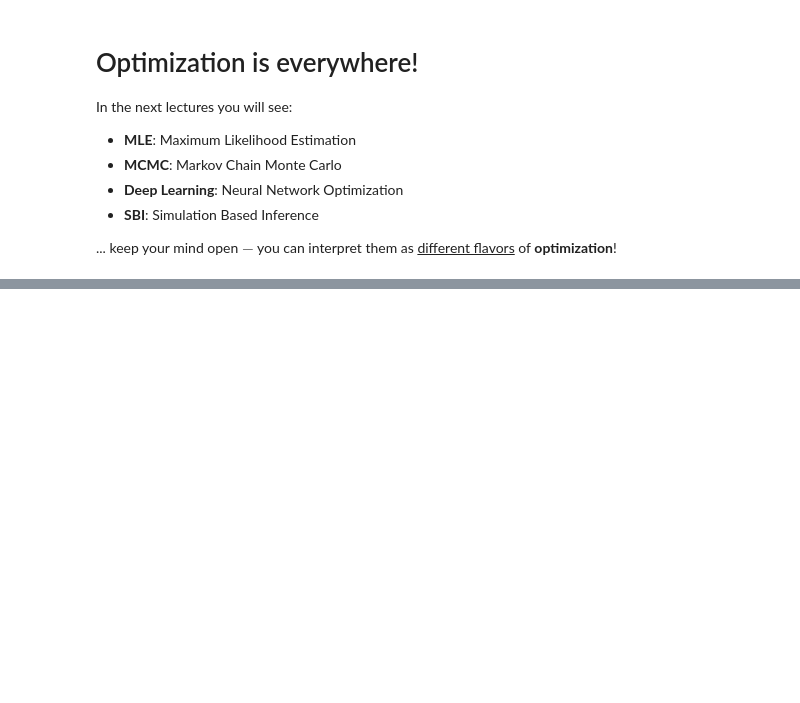
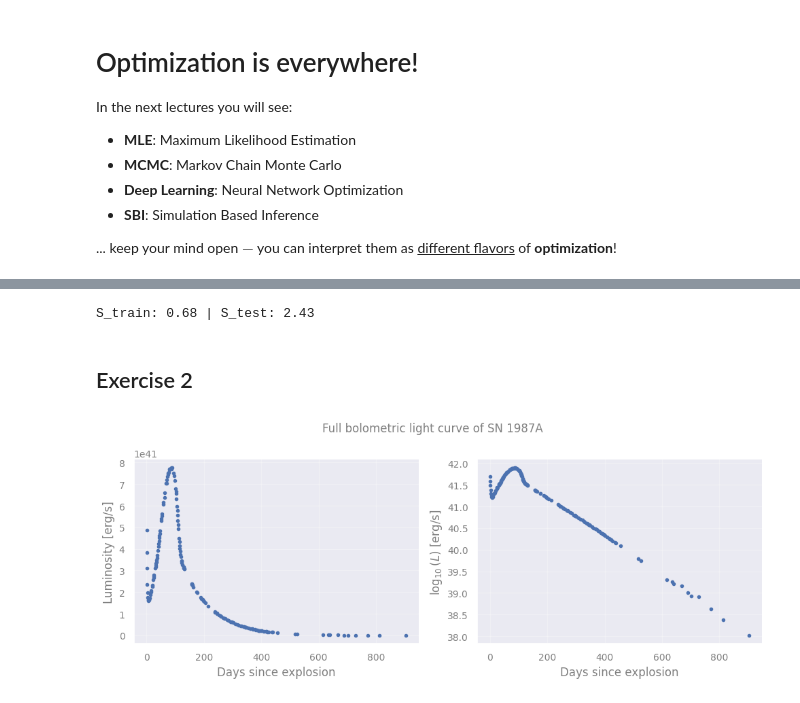
Before and after one commit to AstroStat-Academy/astrostat-school-8, a Jupyter notebook: Optimization/Optimization.ipynb, the cells around one changed output, grey strips where cells are left out. Saved outputs shown, nothing was run; the diff lists cells and outputs as text; code cells hidden in the pictures; blank space fills up the shorter version.

Commit message:
adding exercise fitting part of the SN1987A light curve

```diff
--- a/Optimization/Optimization.ipynb
+++ b/Optimization/Optimization.ipynb
@@ -931,0 +1101,36 @@ In the next lectures you will see:
+# %%
+# 5. Calculating squares of errors for the "_train_" and "_test_":
+S_train = np.sum( (yhat_train - y_train)**2 )
+S_test  = np.sum( (yhat_test - y_test)**2 )
+
+# 6. Now comparing the two squares:
+print("S_train: %.2f | S_test: %.2f" % (S_train, S_test))
+# %% [output]
+S_train: 0.68 | S_test: 2.43
+# %% [markdown]
+## Exercise 2
+# %%
+import numpy as np
+import matplotlib.pyplot as plt
+
+data = np.loadtxt('data/SN1987A_Suntzeff1990_TableII.txt', comments='#')
+
+time = data[:,0]
+logL = data[:,1]
+Lum = 10**logL
+
+fig, axes = plt.subplots(1, 2, figsize=(10, 4))
+
+axes[0].plot(time, Lum, 'o', ms=3, c='C0')
+axes[0].set_xlabel('Days since explosion')
+axes[0].set_ylabel('Luminosity [erg/s]')
+
+axes[1].plot(time, logL, 'o', ms=3, c='C0')
+axes[1].set_xlabel('Days since explosion')
+axes[1].set_ylabel(r'$\log_{10}(L)$ [erg/s]')
+
+plt.suptitle('Full bolometric light curve of SN 1987A')
+plt.tight_layout()
+plt.show()
+# %% [output]
+[figure, added]
```
Also changed, not shown: parts of 21 cells of this notebook, 1 other file.
